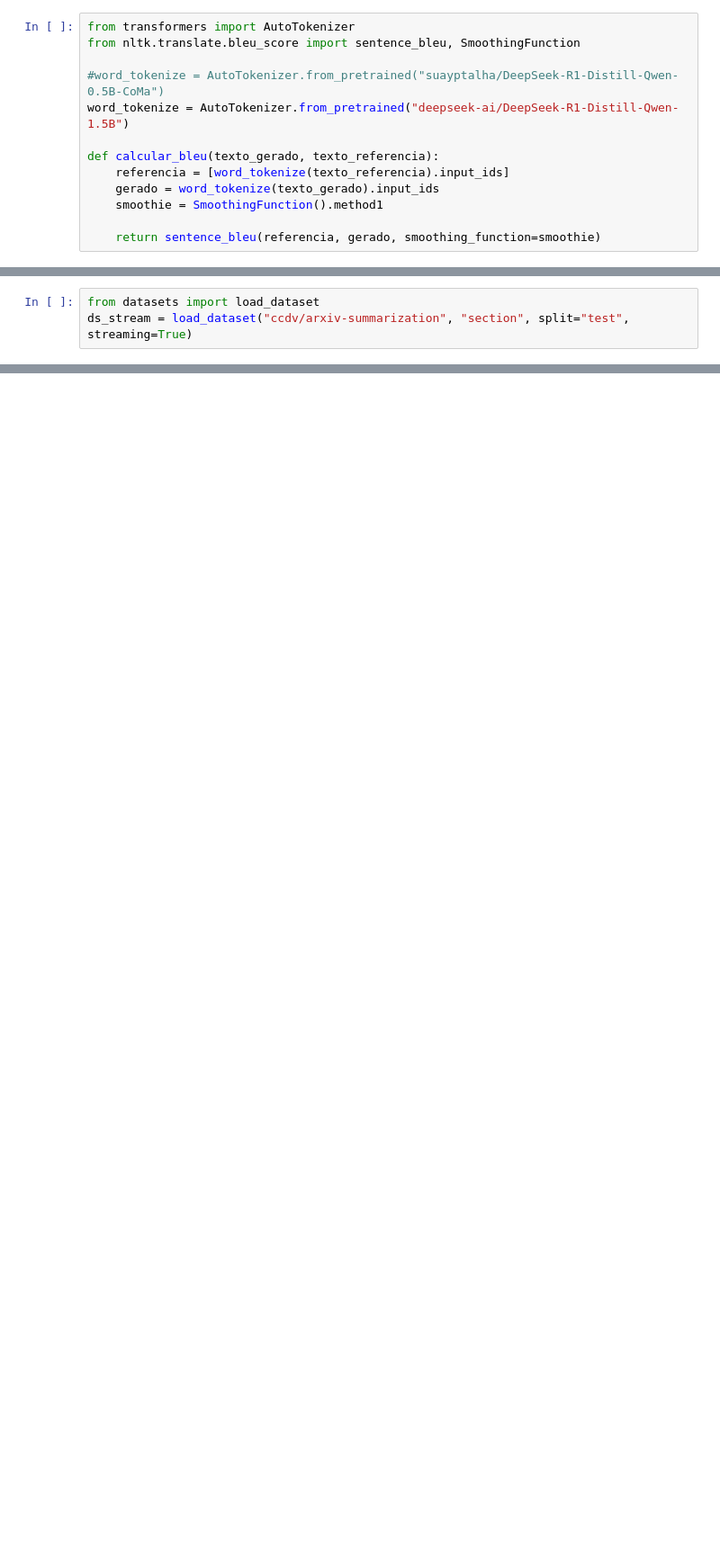
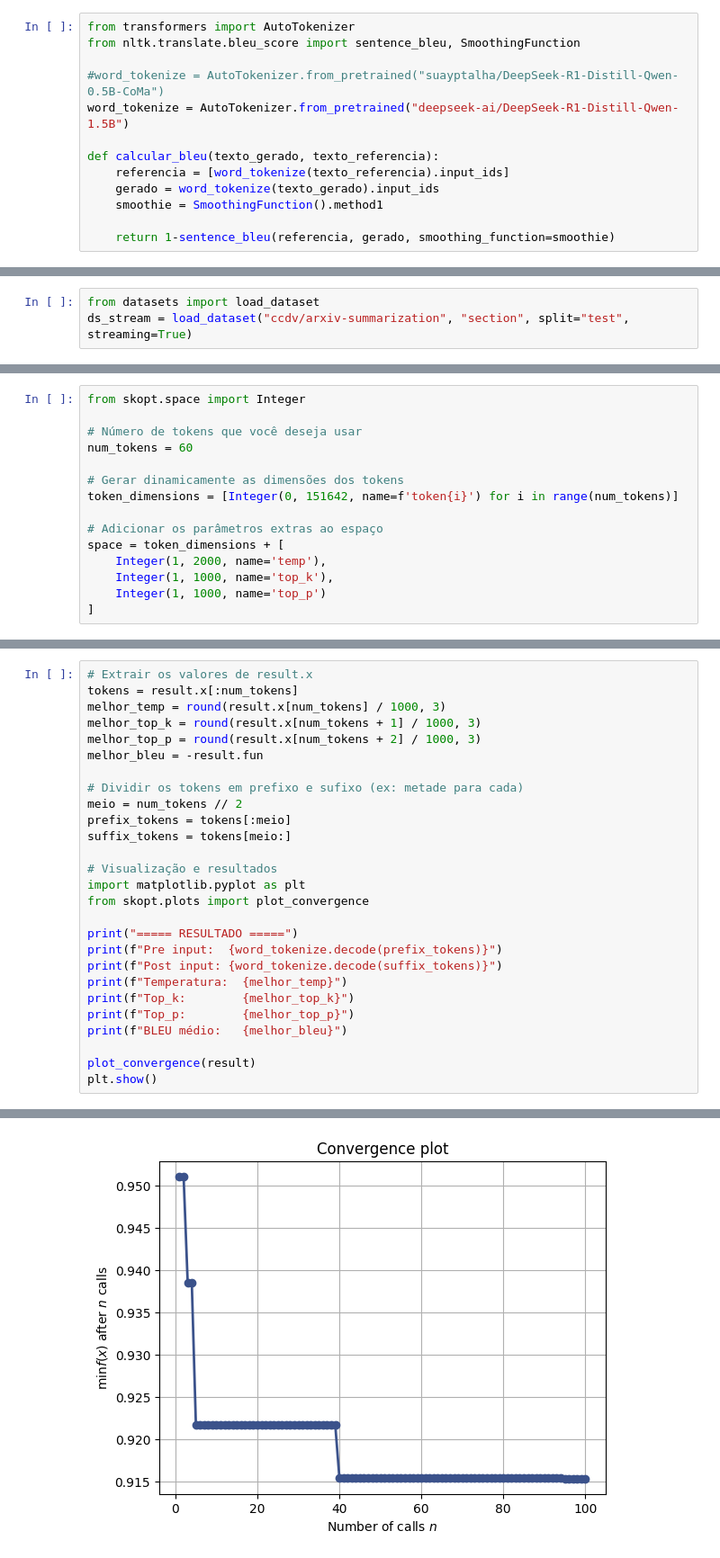
Before and after one commit to jadsongmatos/gp_minimize, a Jupyter notebook: blue.ipynb, the cells around one changed output, grey strips where cells are left out. Shown: that part at 90% size. Drawn from its saved outputs; the diff is of its cells as text; blank space fills up the shorter version.

Commit message:
Implement code changes to enhance functionality and improve performance

```diff
--- a/blue.ipynb
+++ b/blue.ipynb
@@ -10,4 +10,4 @@ def calcular_bleu(texto_gerado, texto_referencia):
     gerado = word_tokenize(texto_gerado).input_ids
     smoothie = SmoothingFunction().method1
 
-    return sentence_bleu(referencia, gerado, smoothing_function=smoothie)
+    return 1-sentence_bleu(referencia, gerado, smoothing_function=smoothie)
@@ -136,3 +107,18 @@ space  = [
+# %%
+from skopt.space import Integer
+
+# Número de tokens que você deseja usar
+num_tokens = 60
+
+# Gerar dinamicamente as dimensões dos tokens
+token_dimensions = [Integer(0, 151642, name=f'token{i}') for i in range(num_tokens)]
+
+# Adicionar os parâmetros extras ao espaço
+space = token_dimensions + [
+    Integer(1, 2000, name='temp'),
+    Integer(1, 1000, name='top_k'),
+    Integer(1, 1000, name='top_p')
+]
 # %%
 from tqdm import tqdm
 from skopt.utils import use_named_args
@@ -277,0 +182,28 @@ BLEU médio:   -0.9254026029636626
+# %%
+# Extrair os valores de result.x
+tokens = result.x[:num_tokens]
+melhor_temp = round(result.x[num_tokens] / 1000, 3)
+melhor_top_k = round(result.x[num_tokens + 1] / 1000, 3)
+melhor_top_p = round(result.x[num_tokens + 2] / 1000, 3)
+melhor_bleu = -result.fun
+
+# Dividir os tokens em prefixo e sufixo (ex: metade para cada)
+meio = num_tokens // 2
+prefix_tokens = tokens[:meio]
+suffix_tokens = tokens[meio:]
+
+# Visualização e resultados
+import matplotlib.pyplot as plt
+from skopt.plots import plot_convergence
+
+print("===== RESULTADO =====")
+print(f"Pre input:  {word_tokenize.decode(prefix_tokens)}")
+print(f"Post input: {word_tokenize.decode(suffix_tokens)}")
+print(f"Temperatura:  {melhor_temp}")
+print(f"Top_k:        {melhor_top_k}")
+print(f"Top_p:        {melhor_top_p}")
+print(f"BLEU médio:   {melhor_bleu}")
+
+plot_convergence(result)
+plt.show()
+# %% [output]
@@ -278,3 +217,4 @@ BLEU médio:   -0.9254026029636626
+[figure, added]
 # %%
 test_article = """
 in [ 18 ] tierney and vogel for any functor @xmath0 , where @xmath1 is a category with finite limits and with a projective class @xmath2 , and @xmath3 is an abelian category , have constructed derived functors and investigated relationships of their theory with other theories of derived functors .
```
Also changed, not shown: parts of 18 cells of this notebook.
